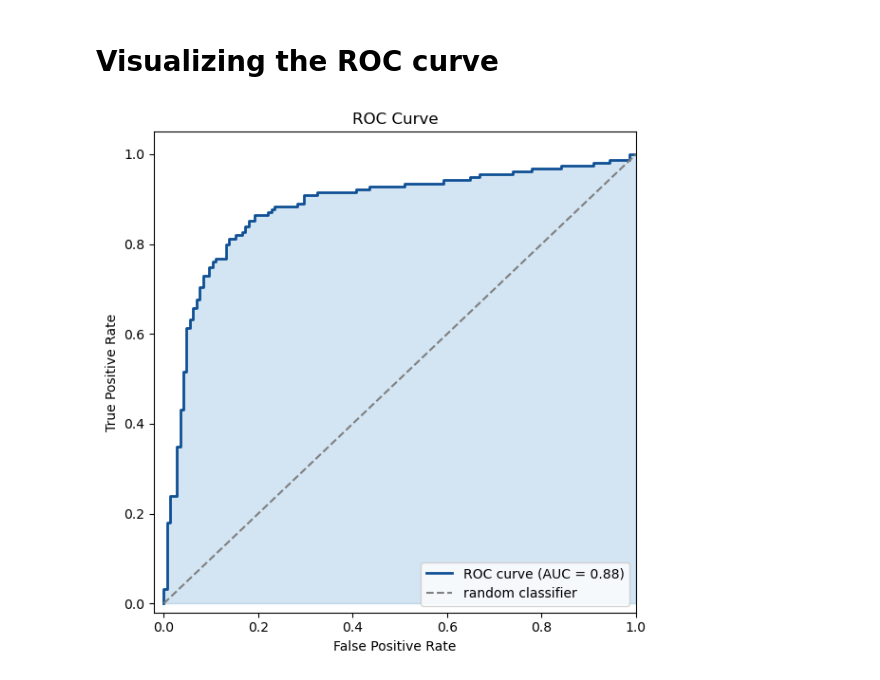
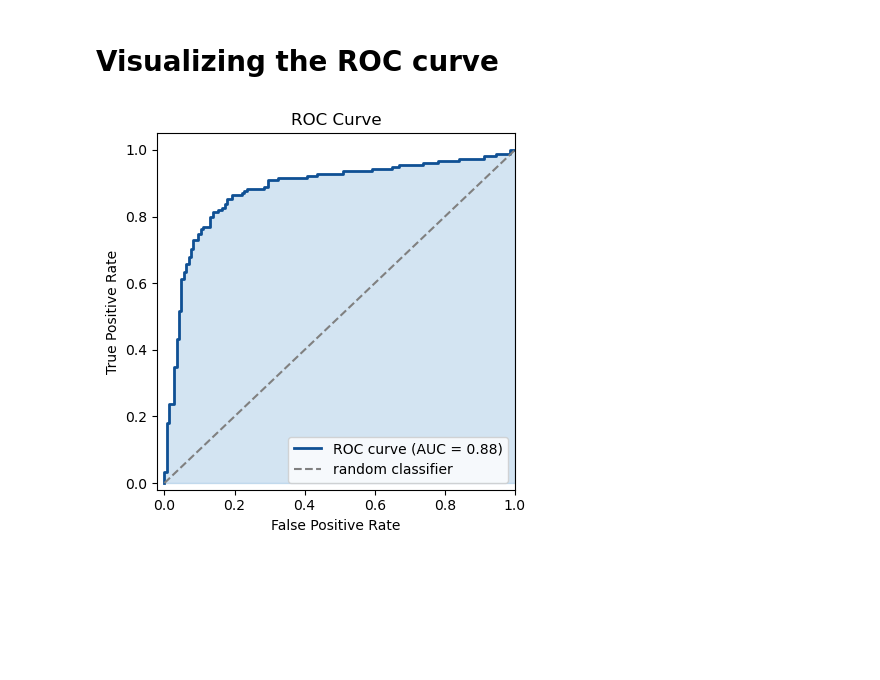
Before and after one commit to f-krause/master-thesis, a Jupyter notebook: experiments/visualisation/roc_curve.ipynb, the cells around one changed output. Saved outputs shown, nothing was run; the diff lists cells and outputs as text; code cells hidden in the pictures; blank space fills up the shorter version.

```diff
--- a/experiments/visualisation/roc_curve.ipynb
+++ b/experiments/visualisation/roc_curve.ipynb
@@ -21,32 +21,32 @@ X, y = make_classification(n_samples=1000, n_features=250, random_state=42)
 X_train, X_test, y_train, y_test = train_test_split(X, y, test_size=0.3, random_state=42)
 
 # Train a RandomForest classifier
 clf = RandomForestClassifier(n_estimators=100, random_state=43, max_depth=2)
 clf.fit(X_train, y_train)
 
 # Get predicted probabilities
 y_scores = clf.predict_proba(X_test)[:, 1]
 
 # Compute ROC curve and AUC
 fpr, tpr, _ = roc_curve(y_test, y_scores)
 roc_auc = auc(fpr, tpr)
 
 # Plot ROC curve with shaded area
-plt.figure(figsize=(6, 6))
+plt.figure(figsize=(4.5, 4.5))
 plt.plot(fpr, tpr, color=blue_shades[4], lw=2, label=f'ROC curve (AUC = {roc_auc:.2f})')
 plt.fill_between(fpr, tpr, alpha=0.2, color=blue_shades[3])
 plt.plot([0, 1], [0, 1], color='grey', linestyle='--', label="random classifier")  # Diagonal line
 plt.xlim([-0.02, 1.0])
 plt.ylim([-0.02, 1.05])
 plt.xlabel('False Positive Rate')
 plt.ylabel('True Positive Rate')
 plt.title('ROC Curve')
 plt.legend(loc="lower right")
 plt.tight_layout()
 
 if STORE:
     plt.savefig(os.getenv("OUTPUT_DIR") + "/roc-curve.pdf", format="pdf", bbox_inches="tight")
 
 plt.show()
 # %% [output]
-[figure, old version]
+[figure, new version]
```
